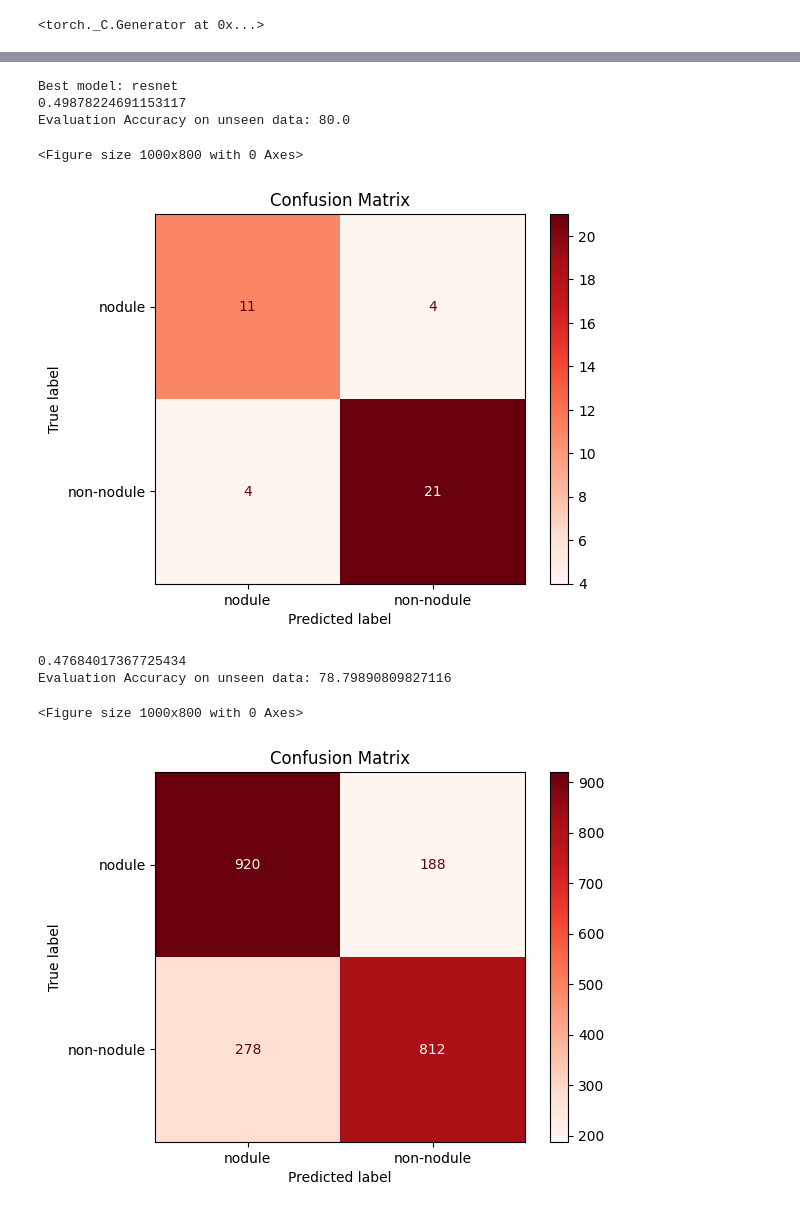
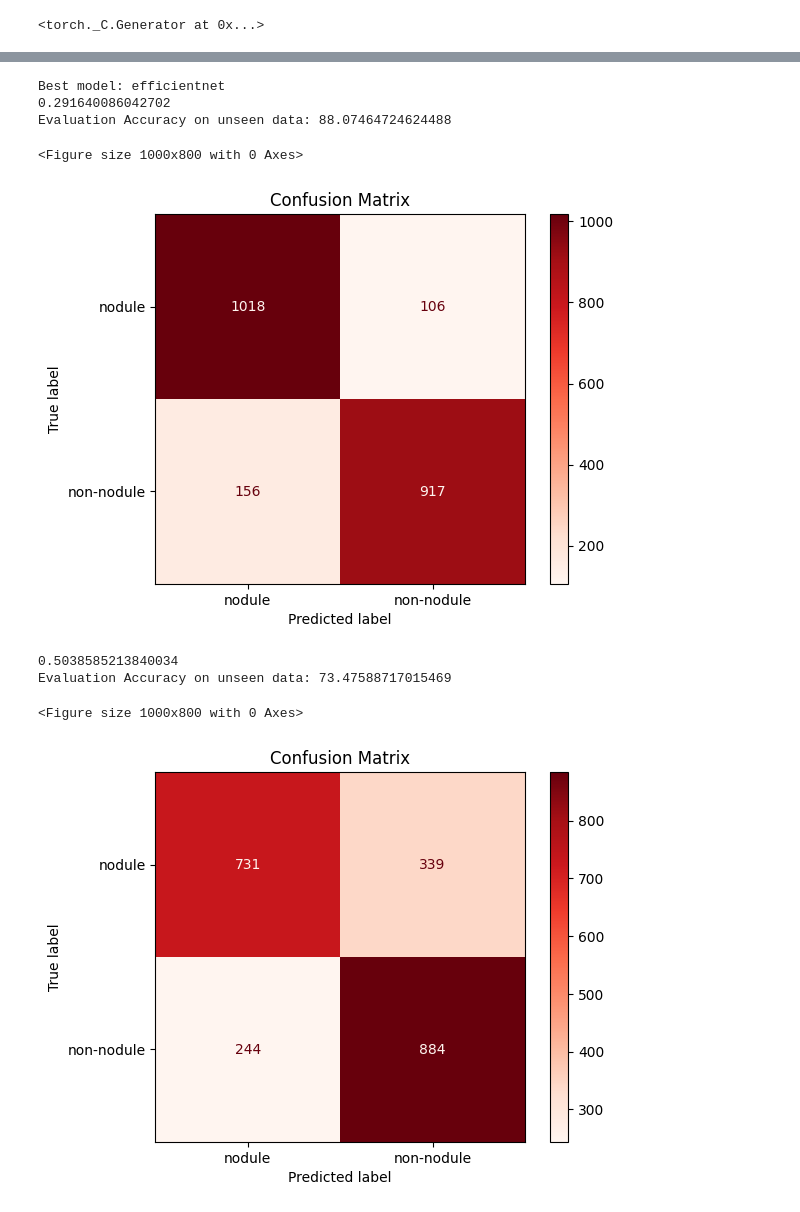
Before and after one commit to DominikHahn1407/Masterarbeit, a Jupyter notebook: Final Models/2dcnn_coarse.ipynb, the cells around one changed output, grey strips where cells are left out. Cells and saved outputs as stored; diff of their text form; code cells hidden in the pictures.

Commit message:
Local Dataset included

```diff
--- a/Final Models/2dcnn_coarse.ipynb
+++ b/Final Models/2dcnn_coarse.ipynb
@@ -12,6 +12,7 @@ from utils import DICOMCoarseDataset, TransformDataset, find_overlapping_images
 # %%
 scenario = 1
 data_augmentation = False
+save_folder_base = f"./data/scenario{scenario}/"
 # %%
 BASE_DIR = "C:/Users/Dominik Hahn/OneDrive/Studium/Master/Masterarbeit/Daten"
 # BASE_DIR = "C:/Users/domin/OneDrive/Studium/Master/Masterarbeit/Daten"
@@ -26,7 +27,7 @@ torch.manual_seed(seed)
 # %% [output]
 <torch._C.Generator at 0x...>
 # %%
-# dataset = DICOMCoarseDataset(root_dir=BASE_DIR, num_images_per_class=len(os.listdir(os.path.join(BASE_DIR, "nodule"))), classes=classes, scenario=scenario)
-dataset = DICOMCoarseDataset(root_dir=BASE_DIR, num_images_per_class=100, classes=classes, scenario=1)
+dataset = DICOMCoarseDataset(root_dir=BASE_DIR, num_images_per_class=len(os.listdir(os.path.join(BASE_DIR, "nodule"))), classes=classes, scenario=scenario)
+# dataset = DICOMCoarseDataset(root_dir=BASE_DIR, num_images_per_class=100, classes=classes, scenario=1)
 dataset.visualize_images(num_images=7)
 # %% [output]
@@ -64,10 +65,12 @@ Clipping input data to the valid range for imshow with RGB data ([0..1] for floa
 # %%
-train_indices, val_indices, test_indices = random_split(dataset, [train_size, val_size, test_size])
+train_dataset_base = TensorFolderDataset(os.path.join(save_folder_base, "train"))
+val_dataset_base = TensorFolderDataset(os.path.join(save_folder_base, "val"))
+test_dataset_base = TensorFolderDataset(os.path.join(save_folder_base, "test"))
 
 # Apply specific transforms to each subset
-train_dataset = TransformDataset(torch.utils.data.Subset(dataset, train_indices.indices), transform=display_model.train_transforms)
-val_dataset = TransformDataset(torch.utils.data.Subset(dataset, val_indices.indices), transform=display_model.test_transforms)
-test_dataset = TransformDataset(torch.utils.data.Subset(dataset, test_indices.indices), transform=display_model.test_transforms)
+train_dataset = TransformDataset(train_dataset_base, transform=display_model.train_transforms)
+val_dataset = TransformDataset(val_dataset_base, transform=display_model.test_transforms)
+test_dataset = TransformDataset(test_dataset_base, transform=display_model.test_transforms)
 
 find_overlapping_images(train_dataset, test_dataset)
 find_overlapping_images(val_dataset, test_dataset)
@@ -85,12 +90,10 @@ for model_name in model_names:
 
     # Ensure transforms are correctly applied based on model requirements
     current_model.train_transforms, current_model.test_transforms = current_model.get_transforms()
-    train_indices, val_indices, test_indices = random_split(dataset, [train_size, val_size, test_size])
-
     # Apply specific transforms to each subset
-    train_dataset = TransformDataset(torch.utils.data.Subset(dataset, train_indices.indices), transform=current_model.train_transforms)
-    val_dataset = TransformDataset(torch.utils.data.Subset(dataset, val_indices.indices), transform=current_model.test_transforms)
-    test_dataset = TransformDataset(torch.utils.data.Subset(dataset, test_indices.indices), transform=current_model.test_transforms)
+    train_dataset = TransformDataset(train_dataset_base, transform=current_model.train_transforms)
+    val_dataset = TransformDataset(val_dataset_base, transform=current_model.test_transforms)
+    test_dataset = TransformDataset(test_dataset_base, transform=current_model.test_transforms)
 
     train_loader = DataLoader(train_dataset, batch_size=batch_size, shuffle=True)
     val_loader = DataLoader(val_dataset, batch_size=batch_size, shuffle=True)
@@ -134,38 +228,36 @@ Best model: resnet
 # %%
 print(f"Best model: {best_model.model_name}")
-checkpoint = torch.load(f"weights/coarse/scenario{scenario}/{best_model.model_name}.pt", weights_only=False)
+if data_augmentation:
+    checkpoint = torch.load(f"weights/coarse/scenario{scenario}/augmented_{best_model.model_name}.pt", weights_only=False)
+else:
+    checkpoint = torch.load(f"weights/coarse/scenario{scenario}/{best_model.model_name}.pt", weights_only=False)
 best_model.model.load_state_dict(checkpoint['model_state_dict'])
 loss = checkpoint["loss"]
 print(loss)
 best_model.evaluate(test_loader)
 # %% [output]
-Best model: resnet
-0.49878224691153117
-Evaluation Accuracy on unseen data: 80.0
+Best model: efficientnet
+0.291640086042702
+Evaluation Accuracy on unseen data: 88.07464724624488
 <Figure size 1000x800 with 0 Axes>
-[figure, old version]
+[figure, new version]
 # %%
-# test_model_name = "vit"
-# test_model = TransferLearningModel(classes, test_model_name, data_augmentation=False, scenario=3)
-# dataset = DICOMCoarseDataset(root_dir=BASE_DIR, num_images_per_class=len(os.listdir(os.path.join(BASE_DIR, "nodule"))), classes=classes, scenario=1)
-# train_size = int(train_ratio * len(dataset))
-# val_size = int(((1-train_ratio)/2) * len(dataset))
-# test_size = len(dataset) - train_size - val_size
-# # Ensure transforms are correctly applied based on model requirements
-# test_model.train_transforms, test_model.test_transforms = test_model.get_transforms()
-# train_dataset, val_dataset, test_dataset = random_split(dataset, [train_size, val_size, test_size])
+scenario_model = 1
+scenario_test = 1
+data_augmentation = True
+test_model_name = "resnet"
 
-# test_dataset.dataset.transform = test_model.test_transforms
-
-# test_loader = DataLoader(test_dataset, batch_size=batch_size, shuffle=False)
-
-# checkpoint = torch.load(f"weights/coarse/scenario3/augmented_{test_model.model_name}.pt", weights_only=False)
-# test_model.model.load_state_dict(checkpoint['model_state_dict'])
-# loss = checkpoint["loss"]
-# print(loss)
-# test_model.evaluate(test_loader)
+test_model = TransferLearningModel(classes, test_model_name, data_augmentation=data_augmentation, scenario=scenario_model)
+test_model.train_transforms, test_model.test_transforms = test_model.get_transforms()
+test_dataset = TransformDataset(test_dataset_base, transform=test_model.test_transforms)
+test_loader = DataLoader(test_dataset, batch_size=batch_size, shuffle=False)
+checkpoint = torch.load(f"weights/coarse/scenario{scenario_model}/{test_model.model_name}.pt", weights_only=False)
+test_model.model.load_state_dict(checkpoint['model_state_dict'])
+loss = checkpoint["loss"]
+print(loss)
+test_model.evaluate(test_loader)
 # %% [output]
-0.47684017367725434
-Evaluation Accuracy on unseen data: 78.79890809827116
+0.5038585213840034
+Evaluation Accuracy on unseen data: 73.47588717015469
 <Figure size 1000x800 with 0 Axes>
-[figure, old version]
+[figure, new version]
```
Also changed, not shown: parts of 8 cells of this notebook, 7 other files.
